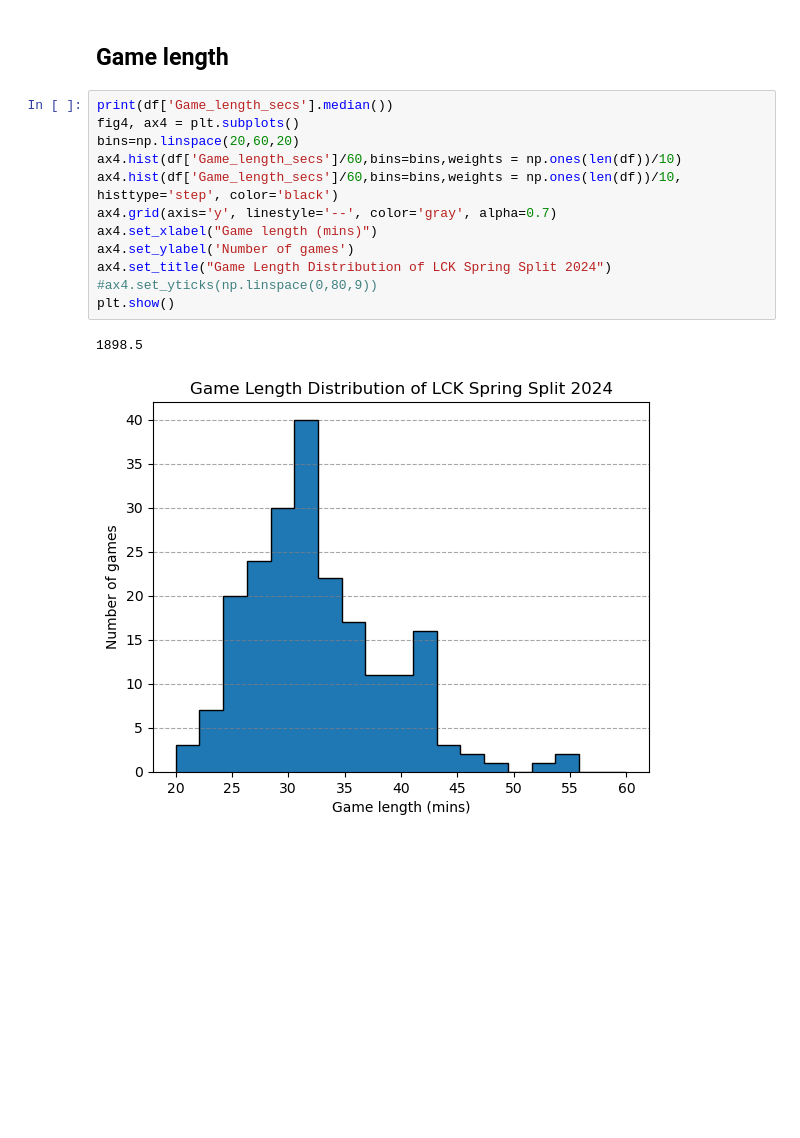
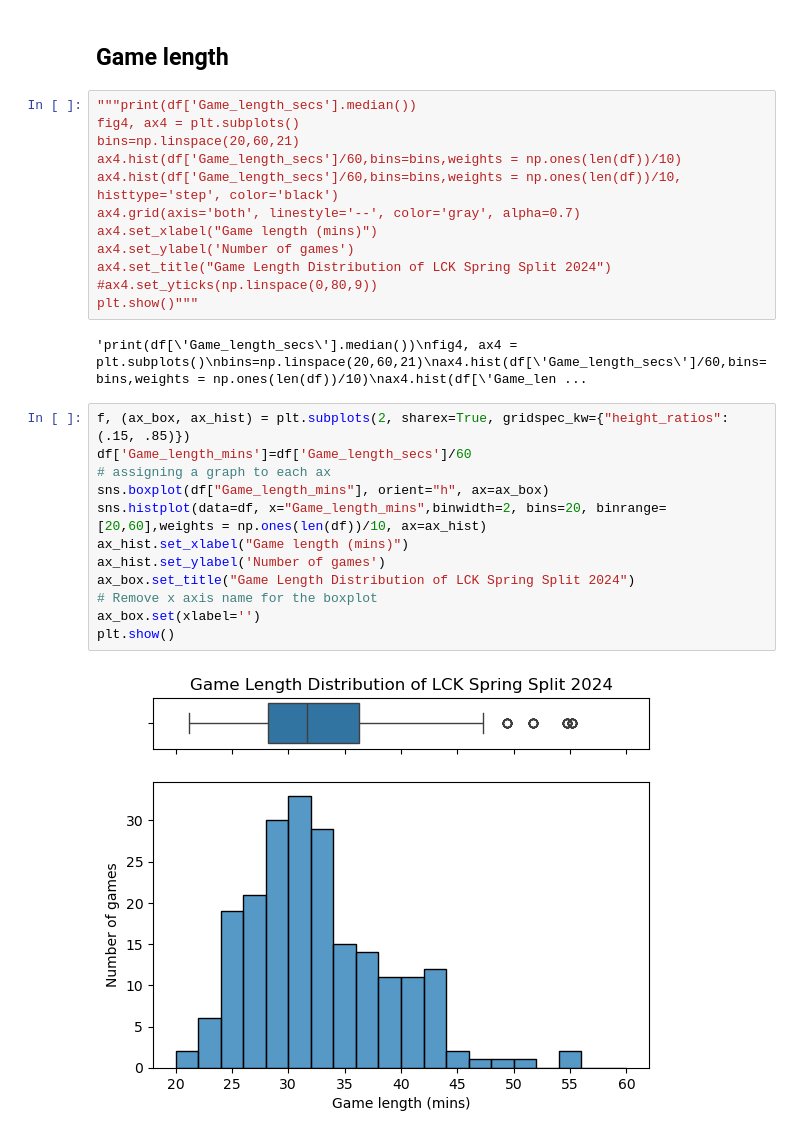
Before and after one commit to Jmabenojar/LCK-spring-2024-EDA, a Jupyter notebook: Lck_2024_data_analysis.ipynb, the cells around one changed output. Drawn from its saved outputs; the diff is of its cells as text; blank space fills up the shorter version.

Commit message:
Axis title fixes

```diff
--- a/Lck_2024_data_analysis.ipynb
+++ b/Lck_2024_data_analysis.ipynb
@@ -322,17 +309,30 @@ plt.show()
 # %% [markdown]
 ## Game length
 # %%
-print(df['Game_length_secs'].median())
+"""print(df['Game_length_secs'].median())
 fig4, ax4 = plt.subplots()
-bins=np.linspace(20,60,20)
+bins=np.linspace(20,60,21)
 ax4.hist(df['Game_length_secs']/60,bins=bins,weights = np.ones(len(df))/10)
 ax4.hist(df['Game_length_secs']/60,bins=bins,weights = np.ones(len(df))/10, histtype='step', color='black')
-ax4.grid(axis='y', linestyle='--', color='gray', alpha=0.7)
+ax4.grid(axis='both', linestyle='--', color='gray', alpha=0.7)
 ax4.set_xlabel("Game length (mins)")
 ax4.set_ylabel('Number of games')
 ax4.set_title("Game Length Distribution of LCK Spring Split 2024")
 #ax4.set_yticks(np.linspace(0,80,9))
-plt.show()
+plt.show()"""
 # %% [output]
-1898.5
+'print(df[\'Game_length_secs\'].median())\nfig4, ax4 = plt.subplots()\nbins=np.linspace(20,60,21)\nax4.hist(df[\'Game_length_secs\']/60,bins=bins,weights = np.ones(len(df))/10)\nax4.hist(df[\'Game_len ...
-[figure, removed]
+# %%
+f, (ax_box, ax_hist) = plt.subplots(2, sharex=True, gridspec_kw={"height_ratios": (.15, .85)})
+df['Game_length_mins']=df['Game_length_secs']/60
+# assigning a graph to each ax
+sns.boxplot(df["Game_length_mins"], orient="h", ax=ax_box)
+sns.histplot(data=df, x="Game_length_mins",binwidth=2, bins=20, binrange=[20,60],weights = np.ones(len(df))/10, ax=ax_hist)
+ax_hist.set_xlabel("Game length (mins)")
+ax_hist.set_ylabel('Number of games')
+ax_box.set_title("Game Length Distribution of LCK Spring Split 2024")
+# Remove x axis name for the boxplot
+ax_box.set(xlabel='')
+plt.show()
+# %% [output]
+[figure, added]
```
Also changed, not shown: parts of 8 cells of this notebook.
